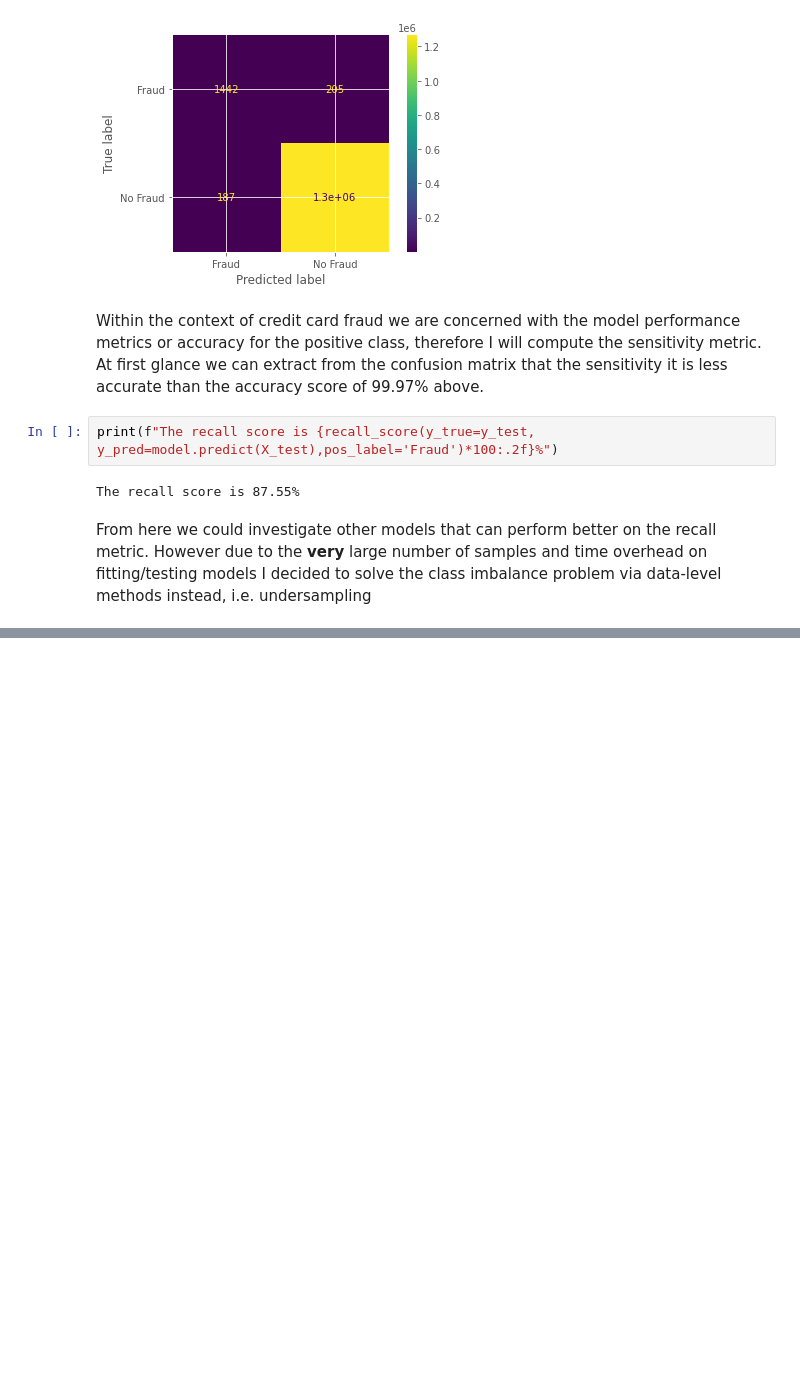
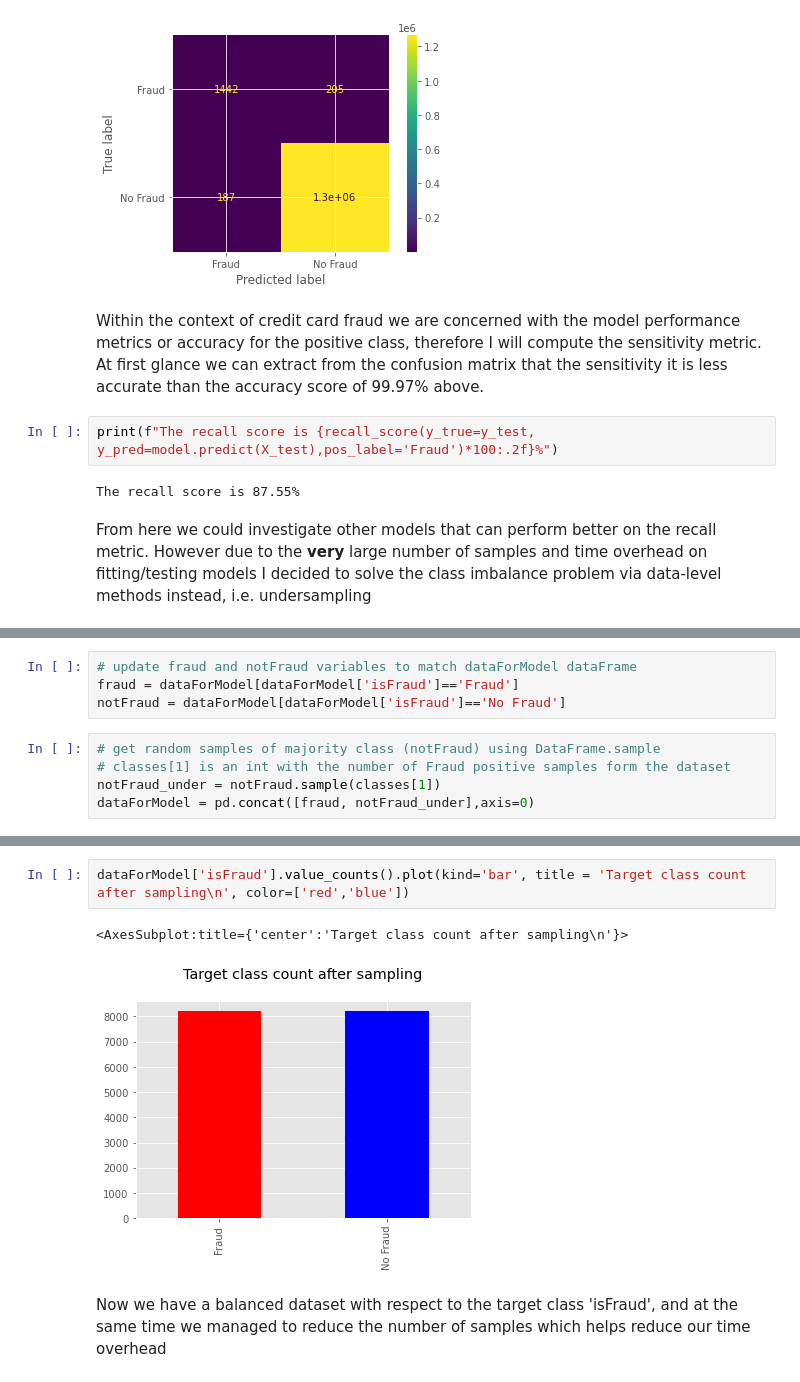
Before and after one commit to yazanattar99/creditCardFraudDetection, a Jupyter notebook: src/main.ipynb, the cells around one changed output, grey strips where cells are left out. Drawn from its saved outputs; the diff is of its cells as text; blank space fills up the shorter version.

Commit message:
Added Undersampling section

```diff
--- a/src/main.ipynb
+++ b/src/main.ipynb
@@ -238,0 +241,9 @@ From here we could investigate other models that can perform better on the recal
+# %%
+# update fraud and notFraud variables to match dataForModel dataFrame
+fraud = dataForModel[dataForModel['isFraud']=='Fraud']
+notFraud = dataForModel[dataForModel['isFraud']=='No Fraud']
+# %%
+# get random samples of majority class (notFraud) using DataFrame.sample
+# classes[1] is an int with the number of Fraud positive samples form the dataset
+notFraud_under = notFraud.sample(classes[1])
+dataForModel = pd.concat([fraud, notFraud_under],axis=0)
@@ -238,0 +258,7 @@ From here we could investigate other models that can perform better on the recal
+# %%
+dataForModel['isFraud'].value_counts().plot(kind='bar', title = 'Target class count after sampling\n', color=['red','blue'])
+# %% [output]
+<AxesSubplot:title={'center':'Target class count after sampling\n'}>
+[figure, added]
+# %% [markdown]
+Now we have a balanced dataset with respect to the target class 'isFraud', and at the same time we managed to reduce the number of samples which helps reduce our time overhead
```
Also changed, not shown: parts of 2 cells of this notebook.
